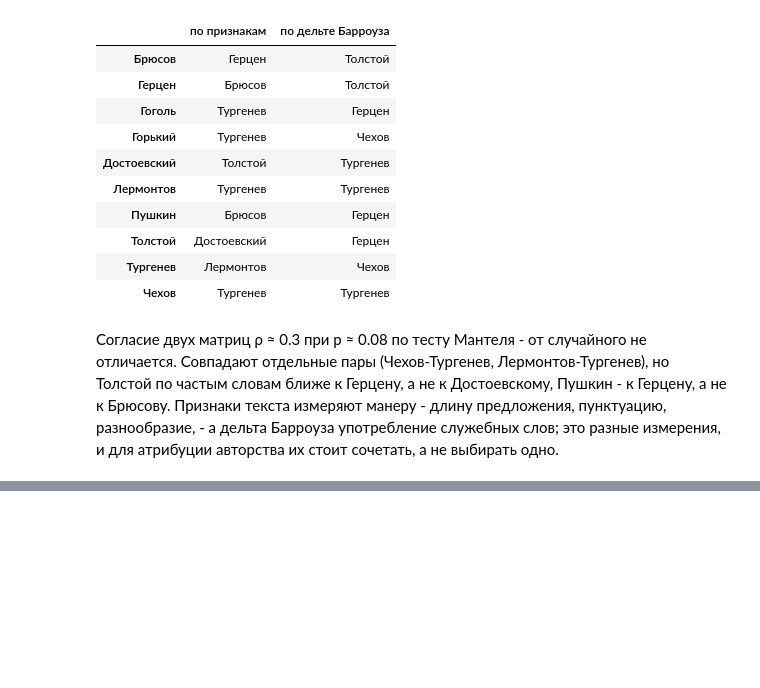
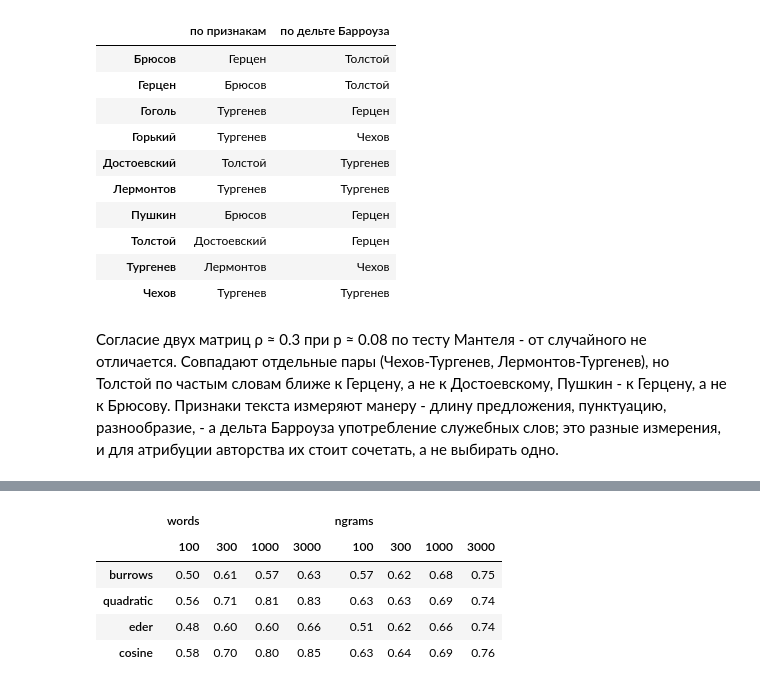
Before and after one commit to SergeyShk/ruTS, a Jupyter notebook: examples/03_prose_authors.ipynb, the cells around one changed output, grey strips where cells are left out. Cells and saved outputs as stored; diff of their text form; code cells hidden in the pictures; blank space fills up the shorter version.

```diff
--- a/examples/03_prose_authors.ipynb
+++ b/examples/03_prose_authors.ipynb
@@ -400,0 +399,16 @@ pd.DataFrame(
+# %%
+from ruts import CharNgramsExtractor
+
+titles_by_author = corpus.groupby("author")["title"].unique()
+test_titles = {
+    title
+    for titles in titles_by_author
+    for title in (sorted(titles)[2::3] if len(titles) >= 3 else sorted(titles)[-1:])
+}
+corpus["split"] = np.where(corpus["title"].isin(test_titles), "test", "train")
+corpus["words"] = [extractor.extract(text) for text in corpus["text"]]
+ngram_extractor = CharNgramsExtractor(n=3, lowercase=True)
+corpus["ngrams"] = [ngram_extractor.extract(text) for text in corpus["text"]]
+train = corpus[corpus["split"] == "train"]
+test = corpus[corpus["split"] == "test"]
+corpus.groupby(["author", "split"]).size().unstack()
@@ -400,0 +428,32 @@ pd.DataFrame(
+# %%
+def attribute(units: str, n_mfw: int, variant: str) -> pd.Series:
+    """Автор с ближайшим профилем для каждого тестового окна"""
+    profiles = {
+        f"@{author}": tuple(unit for row in group[units] for unit in row)
+        for author, group in train.groupby("author")
+    }
+    samples = {f"#{index}": corpus.at[index, units] for index in test.index}
+    distances = delta({**profiles, **samples}, n_mfw=n_mfw, variant=variant)
+    nearest = distances.loc[list(samples), list(profiles)].idxmin(axis=1)
+    return pd.Series(nearest.str[1:].to_numpy(), index=test.index)
+
+
+truth = test["author"]
+accuracy = pd.DataFrame(
+    {
+        (units, n_mfw): {
+            variant: (attribute(units, n_mfw, variant) == truth).mean()
+            for variant in ("burrows", "quadratic", "eder", "cosine")
+        }
+        for units in ("words", "ngrams")
+        for n_mfw in (100, 300, 1000, 3000)
+    }
+)
+accuracy.round(2)
+# %% [output]
+|  | words |  |  |  | ngrams |  |  |  |
+|  | 100 | 300 | 1000 | 3000 | 100 | 300 | 1000 | 3000 |
+| burrows | 0.50 | 0.61 | 0.57 | 0.63 | 0.57 | 0.62 | 0.68 | 0.75 |
+| quadratic | 0.56 | 0.71 | 0.81 | 0.83 | 0.63 | 0.63 | 0.69 | 0.74 |
+| eder | 0.48 | 0.60 | 0.60 | 0.66 | 0.51 | 0.62 | 0.66 | 0.74 |
+| cosine | 0.58 | 0.70 | 0.80 | 0.85 | 0.63 | 0.64 | 0.69 | 0.76 |
```
Also changed, not shown: parts of 11 cells of this notebook, 3 other files.
